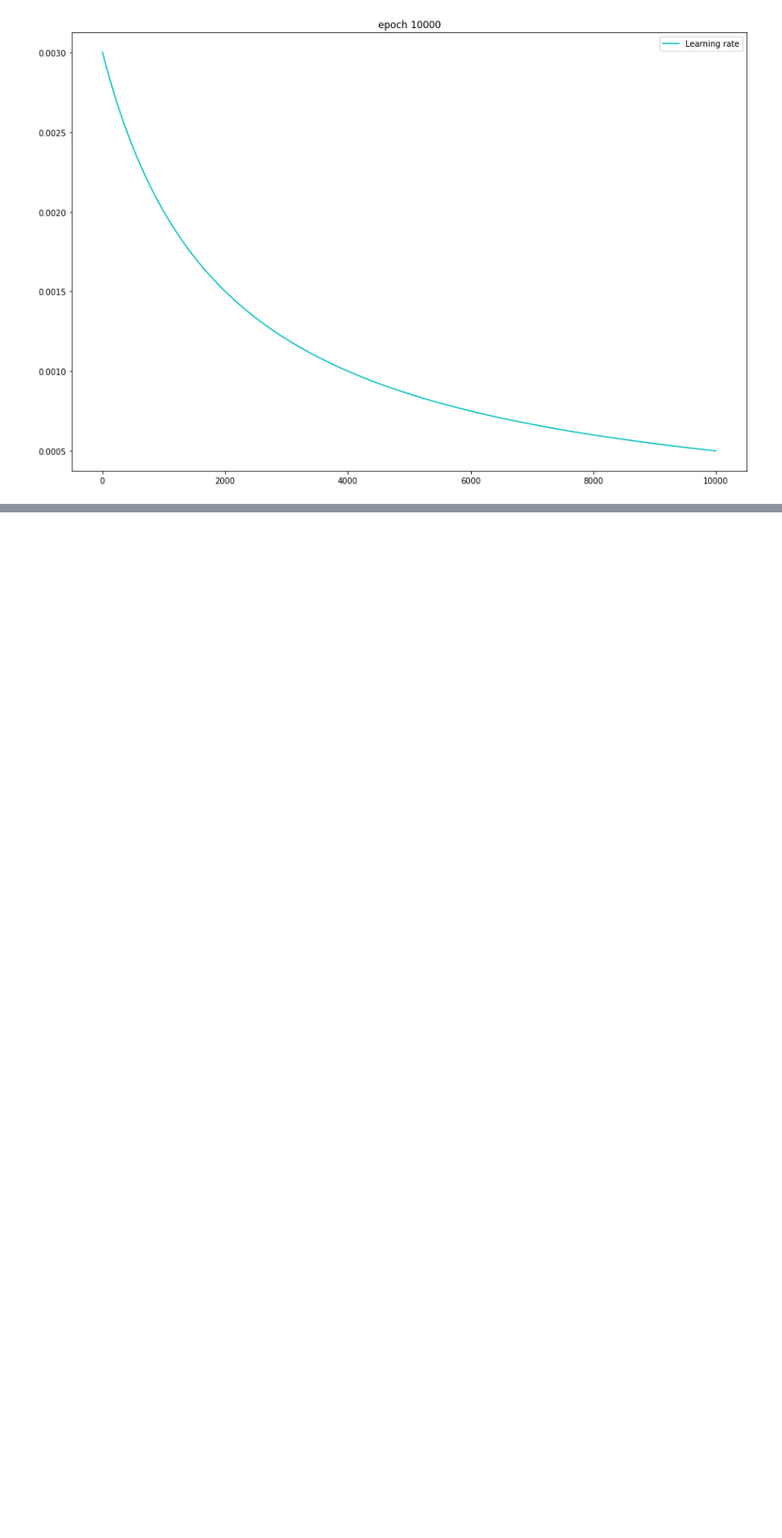
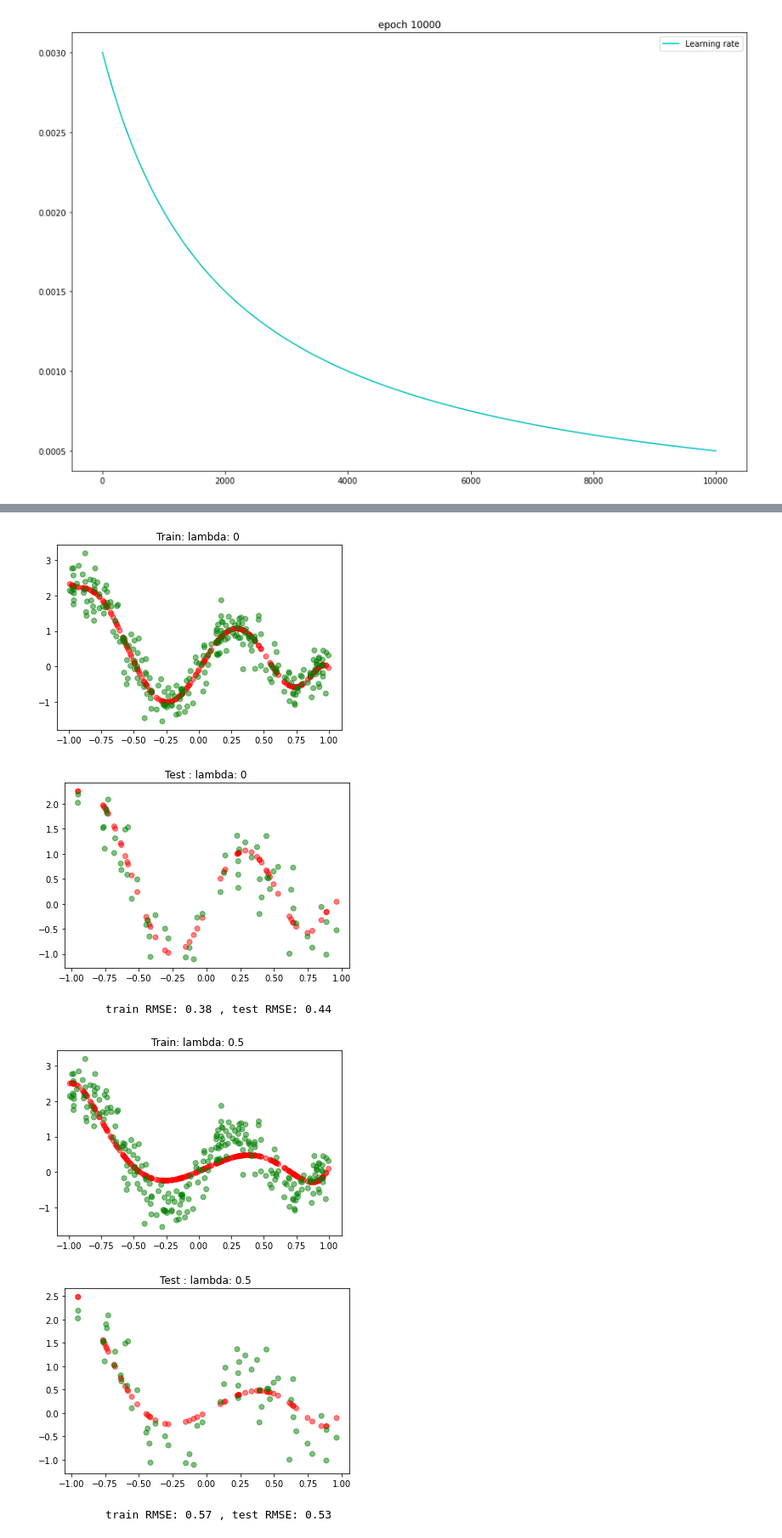
Before and after one commit to nahbos/AUT-Machine-Learning, a Jupyter notebook: Ex01.ipynb, the cells around one changed output, grey strips where cells are left out. Shown at 85% size. Saved outputs shown, nothing was run; the diff lists cells and outputs as text; code cells hidden in the pictures; blank space fills up the shorter version.

```diff
--- a/Ex01.ipynb
+++ b/Ex01.ipynb
@@ -249,0 +254,38 @@ for degree in degrees:
+# %%
+degree = 8
+lambdas = [0, 0.5, 1, 5]
+
+for lambda_ in lambdas:
+
+    i_matrix = np.identity(degree + 1)
+    i_matrix[0][0] = 0
+
+    X = train.iloc[:, :degree + 1]
+    y = train.iloc[:, -1:]
+
+    coeffs = np.dot(np.linalg.inv(np.add(np.dot(X.T, X), np.multiply(lambda_, i_matrix))), np.dot(X.T, y))
+    train_pred_Y = predY_cal(coeffs, train, degree)
+    test_pred_Y = predY_cal(coeffs, test, degree)
+
+    plt.scatter(train.iloc[:, 1], train_pred_Y, alpha= 0.5, c=['red'] * train.shape[0])
+    plt.scatter(train.iloc[:, 1], train.iloc[:, -1:], alpha= 0.5, c=['green'] * train.shape[0])
+    plt.title('Train: lambda: {} '.format(lambda_))
+    plt.show()
+
+    plt.scatter(test.iloc[:, 1], test_pred_Y, alpha= 0.5, c=['red'] * test.shape[0])
+    plt.scatter(test.iloc[:, 1], test.iloc[:, -1:], alpha= 0.5, c=['green'] * test.shape[0])
+    plt.title('Test : lambda: {} '.format(lambda_))
+    plt.show()
+
+    train_RMSE = mean_squared_error(train.iloc[:, -1:], train_pred_Y, squared=False)
+    test_RMSE = mean_squared_error(test.iloc[:, -1:], test_pred_Y, squared=False)
+
+
+    print('\n           train RMSE: {:.2f} , test RMSE: {:.2f} \n\n'.format(train_RMSE, test_RMSE))
+# %% [output]
+[figure, added]
+[figure, added]
+           train RMSE: 0.38 , test RMSE: 0.44
+[figure, added]
+[figure, added]
+           train RMSE: 0.57 , test RMSE: 0.53
```
Also changed, not shown: parts of 20 cells of this notebook.
